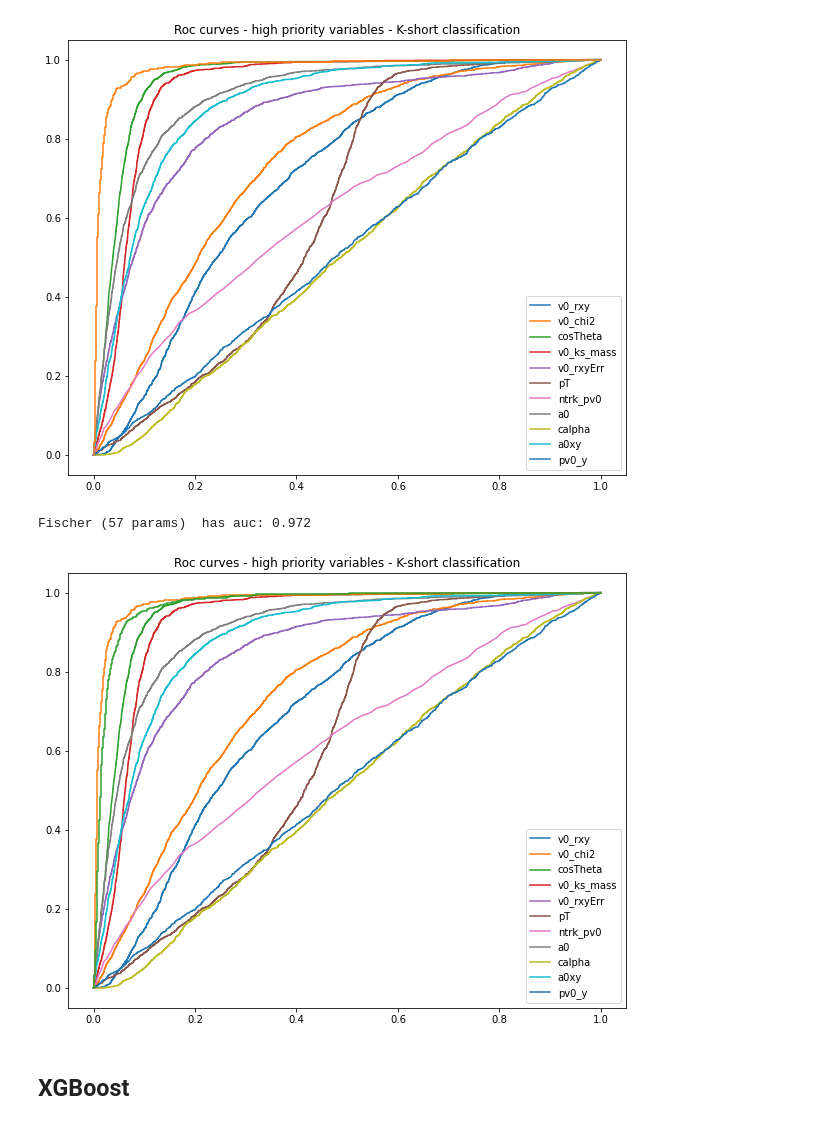
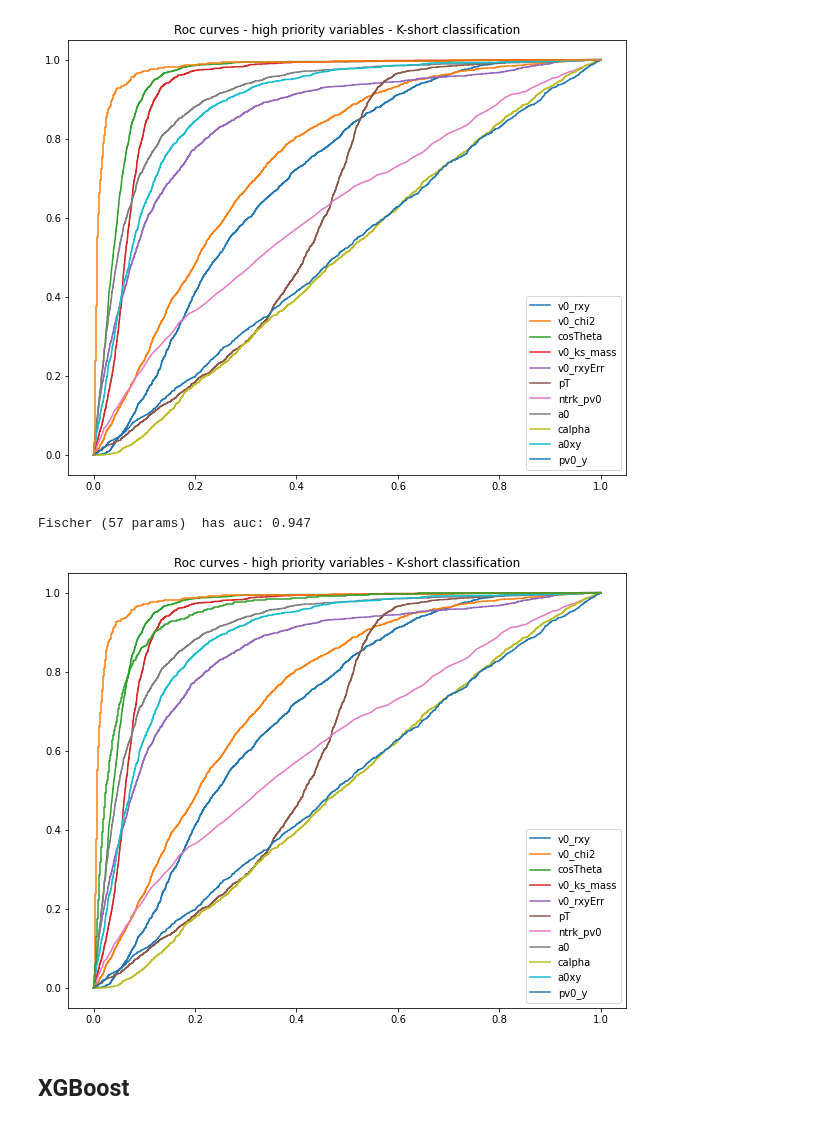
Before and after one commit to JohannSeverin/PUK_ml_high, a Jupyter notebook: Fischer for classifying.ipynb, the cells around one changed output. Cells and saved outputs as stored; diff of their text form; code cells hidden in the pictures.

```diff
--- a/Fischer for classifying.ipynb
+++ b/Fischer for classifying.ipynb
@@ -131,25 +131,25 @@ Fischer (4 params) has auc: 0.980
 # %%
 # Using the fischer discriminant can improve our results
 # we use a test set for making roc_curves as we fit the fischer
 # not really a problem, since few parameters for Fischer, but good practice
-df_all_norm.v0_ks_mass = abs(df_all_norm.v0_ks_mass)
+# df_all_norm.v0_ks_mass = abs(df_all_norm.v0_ks_mass)
 
 lda = LDA().fit(df_all_norm.iloc[:train_amount, :], df_all_label[:train_amount])
 
 score = lda.predict_proba(df_all_norm.iloc[train_amount:, :])
 
 auc = roc_auc_score(df_all_label[train_amount:], score[:, 1])
 aucs['fischer_all'] = auc
 
 print(f"Fischer (57 params)  has auc: {auc:.3f}")
 
 x, y, _ = roc_curve(df_all_label[train_amount:], score[:, 1])
 
 ax.plot(x, y, label = "Fischer (57 params)")
 fig
 # %% [output]
-Fischer (57 params)  has auc: 0.972
+Fischer (57 params)  has auc: 0.947
-[figure, old version]
+[figure, new version]
 # %% [markdown]
 ## XGBoost
 # %%
```
Also changed, not shown: parts of 11 cells of this notebook, 8 other files.
